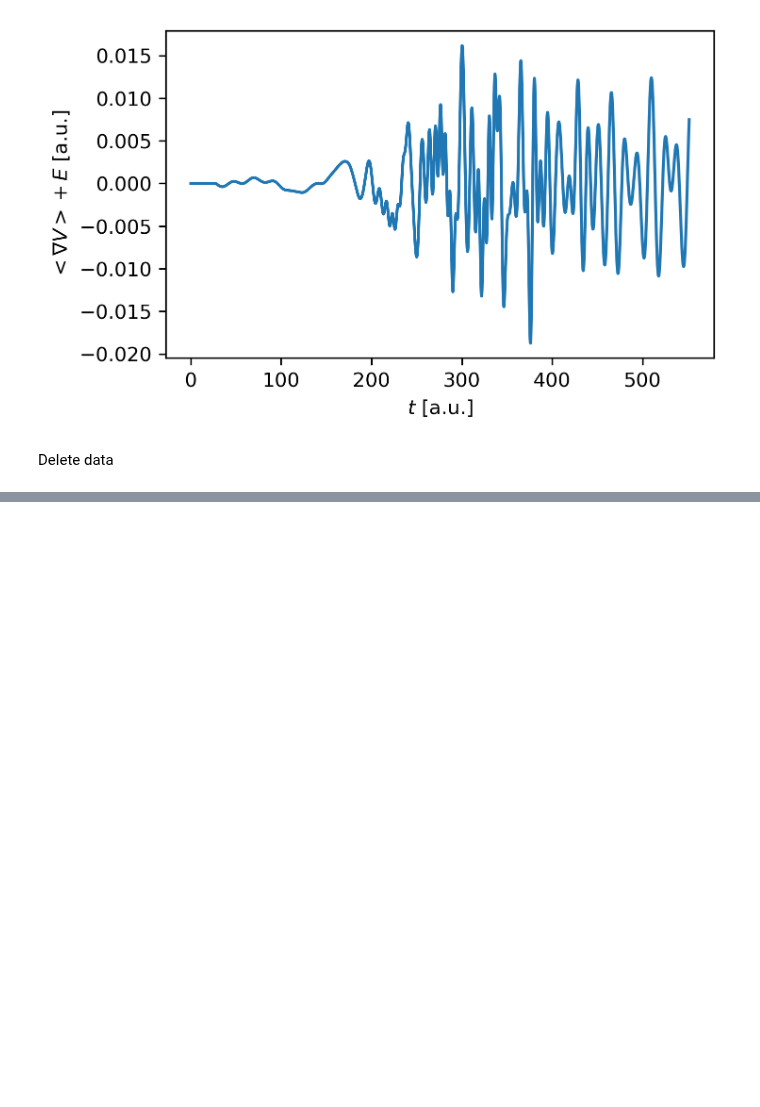
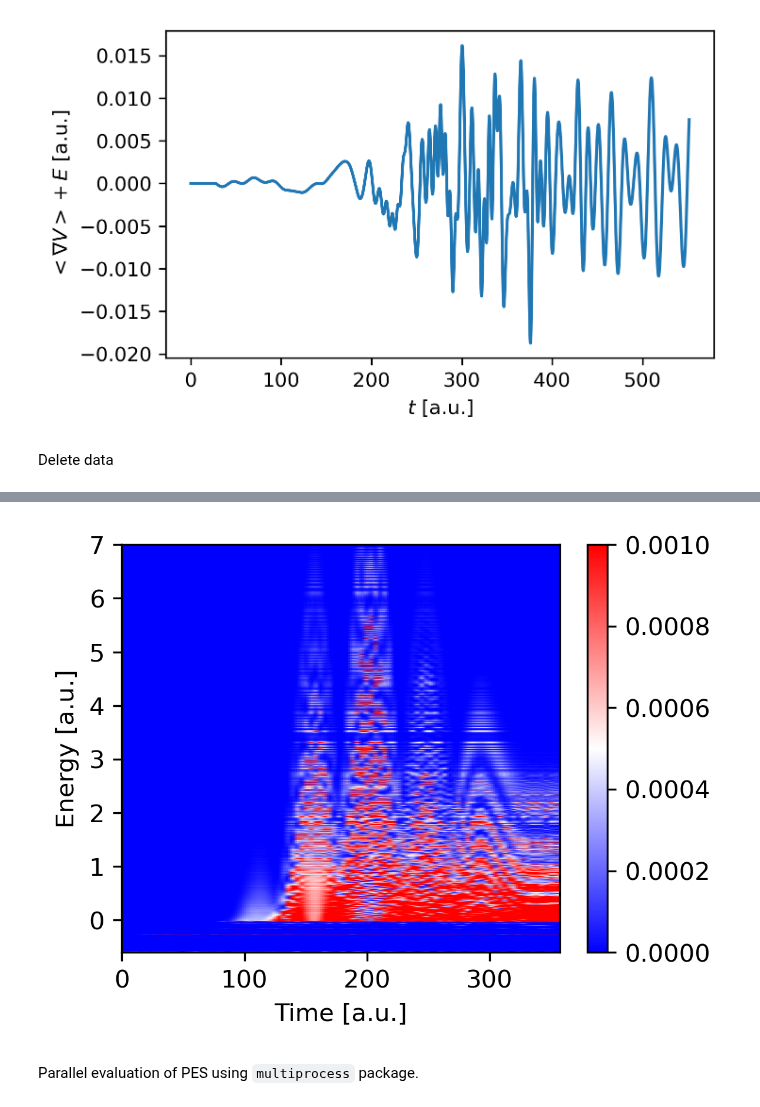
Before and after one commit to MMA-HHG/MMA, a Jupyter notebook: 1DTDSE/PythonTDSE.ipynb, the cells around one changed output, grey strips where cells are left out. Saved outputs shown, nothing was run; the diff lists cells and outputs as text; code cells hidden in the pictures; blank space fills up the shorter version.

```diff
--- a/1DTDSE/PythonTDSE.ipynb
+++ b/1DTDSE/PythonTDSE.ipynb
@@ -417,0 +498,5 @@ output.delete(DLL)
+# %%
+### Set writing true
+inputs.analy.writewft = c_int(1)
+### Set wavefunction writing each 10 au in time
+inputs.analy.tprint = c_double(1.)
@@ -417,0 +505,4 @@ output.delete(DLL)
+# %%
+output = outputs_def()
+### Call 1D TDSE from the inputs
+DLL.call1DTDSE(inputs, output)
@@ -417,0 +511,4 @@ output.delete(DLL)
+# %%
+inputs.save_to_hdf5("ionization.h5")
+output.save_to_hdf5("ionization.h5", inputs=inputs)
+t_psi, x_grid, wavefunction = output.get_wavefunction(inputs, grids=True)
@@ -417,0 +517,24 @@ output.delete(DLL)
+# %%
+### Final photoelectron spectrum array
+PES_array = []
+
+wfs = wavefunction[0:-1:1]
+### Iterate over all stored wavefunctions
+for i, psi in enumerate(wfs):
+    print("Processing {} out of {}.".format(i+1, len(wfs)))
+    for psi_b in GS:
+        ### Remove the bound states using projection (note: np.vdot(a, b) == np.dot(np.conj(a), b) )
+        psi -= np.vdot(psi, psi_b)*psi_b
+
+    ### Convert psi into a C-comprehensible array - flatten first, alternate real
+    # and imaginary parts, then return pointer to array
+    psi = np.array([psi.real, psi.imag]).transpose().flatten()
+    psi_ptr = ctypes_arr_ptr(c_double, len(psi), psi)
+
+    ### Compute photoelectron spectrum for range (-0.6) to (7) a.u. of energy
+    Energy = np.linspace(-0.6, 7, 2000)
+    Estep = Energy[1]-Energy[0]
+    E_grid, PES = DLL.compute_PES(inputs, psi_ptr, num_E=len(Energy), Estep=Estep)
+
+    ### Store the result
+    PES_array.append(PES)
@@ -417,0 +559,7 @@ output.delete(DLL)
+# %%
+plot_colormap(Energy, t_psi[0:-1:1], np.array(PES_array).transpose(), plot_scale="linear",
+              z_max = 1e-3, figsize=(4, 3), y_label="Energy [a.u.]", x_label="Time [a.u.]", cmap="bwr")
+# %% [output]
+[figure, added]
+# %% [markdown]
+Parallel evaluation of PES using `multiprocess` package.
```
Also changed, not shown: parts of 24 cells of this notebook.
